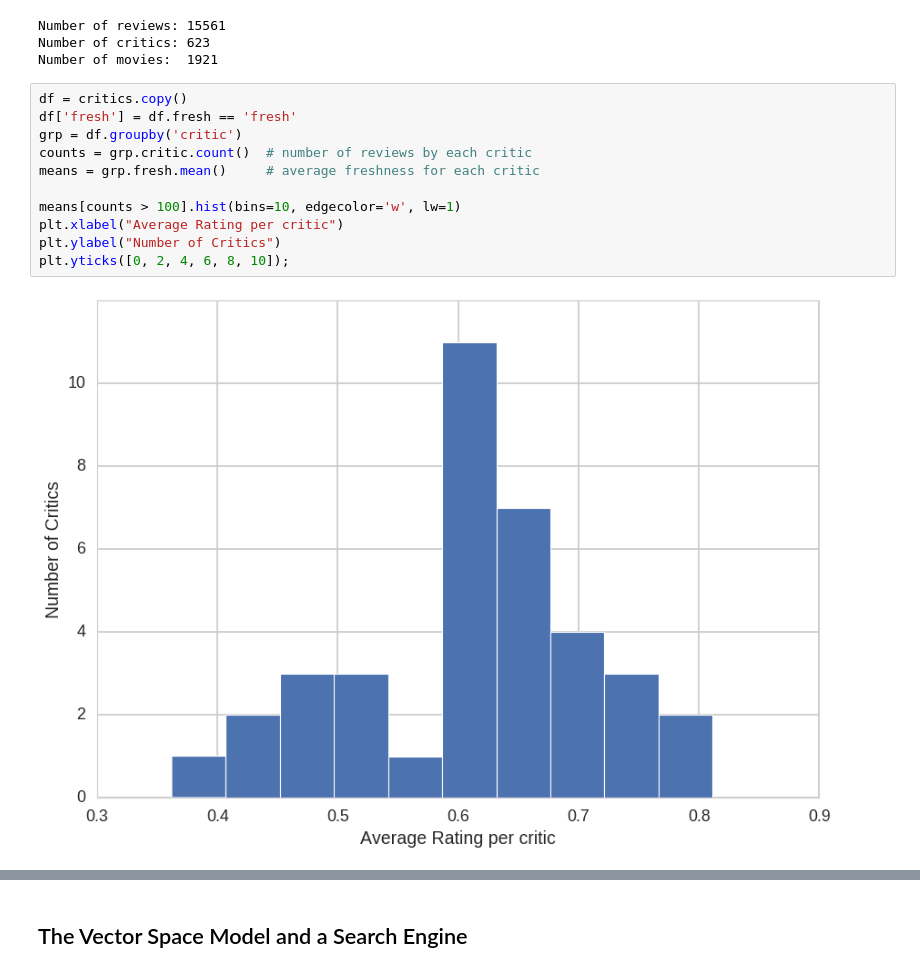
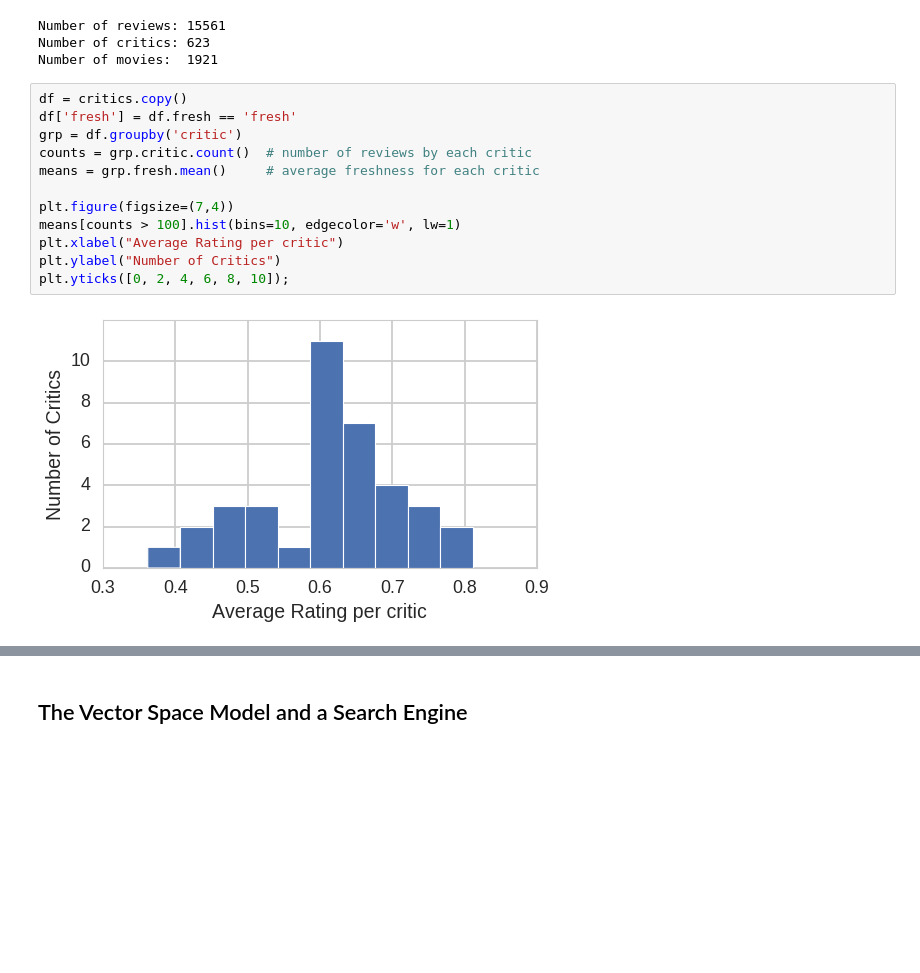
Before and after one commit to Z-Yang-328/Online-Auction-Analytics, a Jupyter notebook: Machine Learning/Mini_Project_Naive_Bayes.ipynb, the cells around one changed output, grey strips where cells are left out. Cells and saved outputs as stored; diff of their text form; blank space fills up the shorter version.

```diff
--- a/Machine Learning/Mini_Project_Naive_Bayes.ipynb
+++ b/Machine Learning/Mini_Project_Naive_Bayes.ipynb
@@ -64,13 +64,14 @@ Number of movies:  1921
 # %%
 df = critics.copy()
 df['fresh'] = df.fresh == 'fresh'
 grp = df.groupby('critic')
 counts = grp.critic.count()  # number of reviews by each critic
 means = grp.fresh.mean()     # average freshness for each critic
 
+plt.figure(figsize=(7,4))
 means[counts > 100].hist(bins=10, edgecolor='w', lw=1)
 plt.xlabel("Average Rating per critic")
 plt.ylabel("Number of Critics")
 plt.yticks([0, 2, 4, 6, 8, 10]);
 # %% [output]
-[figure, old version]
+[figure, new version]
```
Also changed, not shown: parts of 18 cells of this notebook.
